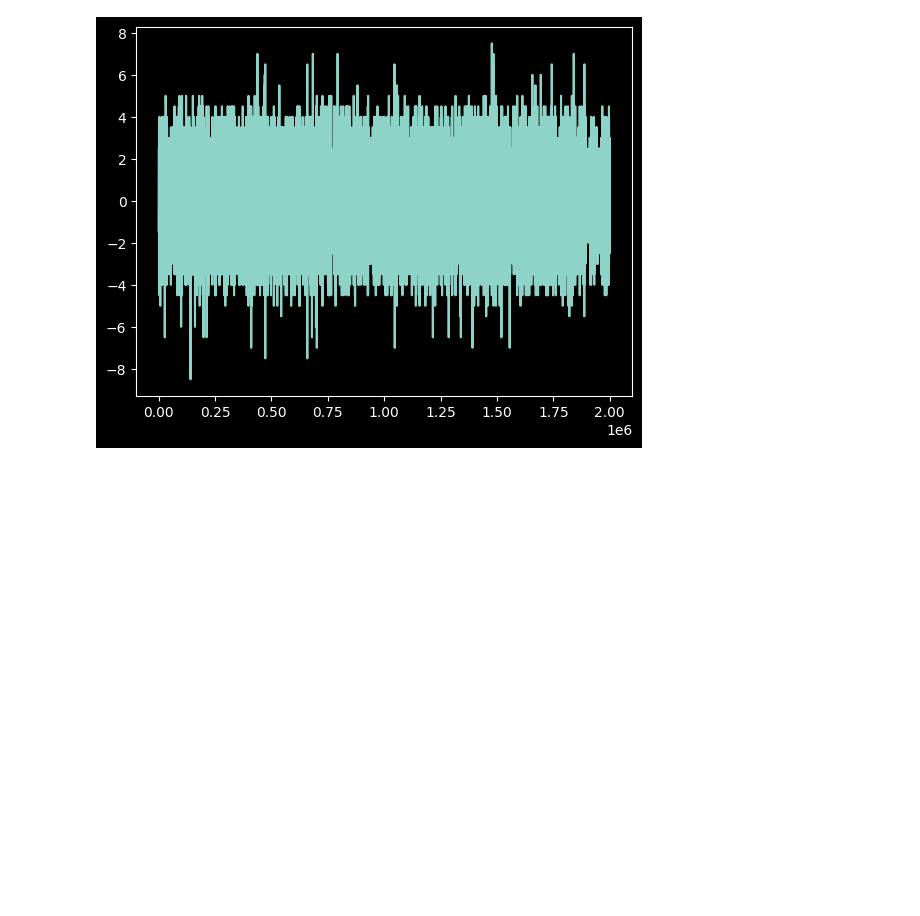
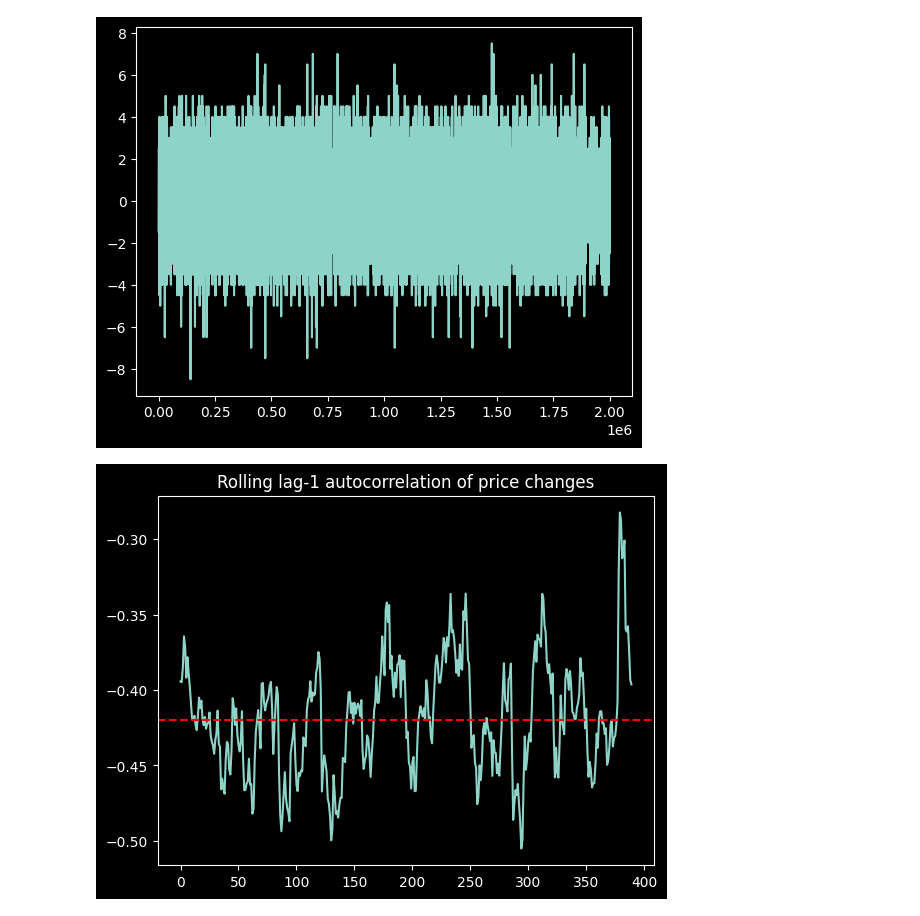
Before and after one commit to ian6234/prosperity-4, a Jupyter notebook: round-0-analysis.ipynb, the cells around one changed output. Cells and saved outputs as stored; diff of their text form; code cells hidden in the pictures; blank space fills up the shorter version.

```diff
--- a/round-0-analysis.ipynb
+++ b/round-0-analysis.ipynb
@@ -56,6 +74,20 @@ plt.plot(tomato_data['timestamp'], diffed)
 # %% [output]
 [<matplotlib.lines.Line2D at 0x...>]
 [figure]
+# %%
+window = 500  # adjust based on how many timestamps you have
+step = 50
+rolling_autocorr = [
+    diffed[i:i+window].autocorr(lag=1)
+    for i in range(0, len(diffed)-window, step)  # 50% overlapping windows
+]
+
+plt.plot(rolling_autocorr)
+plt.axhline(-0.42, color='red', linestyle='--', label='full sample mean')
+plt.title('Rolling lag-1 autocorrelation of price changes')
+plt.show()
+# %% [output]
+[figure, added]
 # %%
 from backtest_logic import Backtester
 # run the backtester
```
Also changed, not shown: parts of 3 cells of this notebook, 1 other file.
